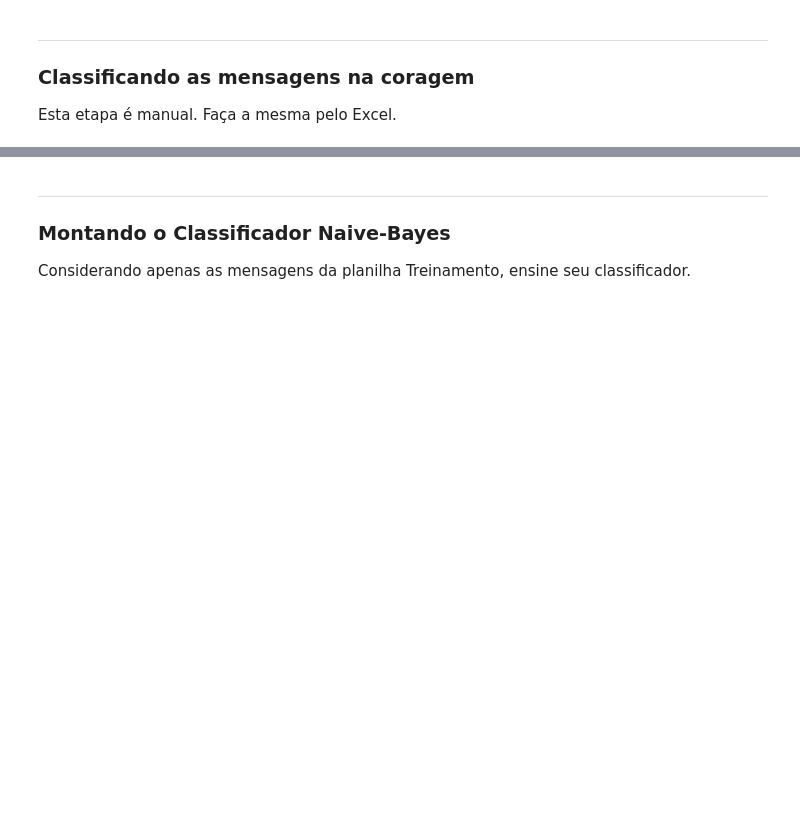
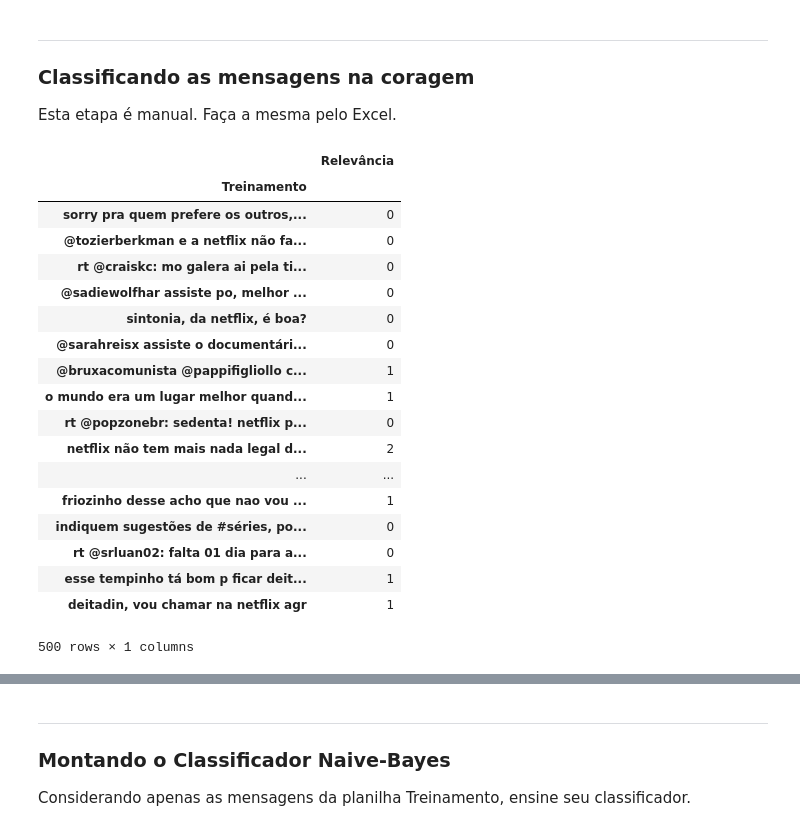
Before and after one commit to VitorMiada/projeto2-cdados, a Jupyter notebook: Projeto2_layout.ipynb, the cells around one changed output, grey strips where cells are left out. Saved outputs shown, nothing was run; the diff lists cells and outputs as text; code cells hidden in the pictures; blank space fills up the shorter version.

```diff
--- a/Projeto2_layout.ipynb
+++ b/Projeto2_layout.ipynb
@@ -96,3 +96,27 @@ ___
 ### Classificando as mensagens na coragem
 
 Esta etapa é manual. Faça a mesma pelo Excel.
+# %%
+data = pd.read_excel('Netflix.xlsx')
+data_indexado=data.set_index('Treinamento')
+data_indexado
+# %% [output]
+|  | Relevância |
+| Treinamento |  |
+| sorry pra quem prefere os outros,... | 0 |
+| @tozierberkman e a netflix não fa... | 0 |
+| rt @craiskc: mo galera ai pela ti... | 0 |
+| @sadiewolfhar assiste po, melhor ... | 0 |
+| sintonia, da netflix, é boa? | 0 |
+| @sarahreisx assiste o documentári... | 0 |
+| @bruxacomunista @pappifigliollo c... | 1 |
+| o mundo era um lugar melhor quand... | 1 |
+| rt @popzonebr: sedenta! netflix p... | 0 |
+| netflix não tem mais nada legal d... | 2 |
+| ... | ... |
+| friozinho desse acho que nao vou ... | 1 |
+| indiquem sugestões de #séries, po... | 0 |
+| rt @srluan02: falta 01 dia para a... | 0 |
+| esse tempinho tá bom p ficar deit... | 1 |
+| deitadin, vou chamar na netflix agr | 1 |
+500 rows × 1 columns
```
Also changed, not shown: parts of 5 cells of this notebook, 1 other file.
